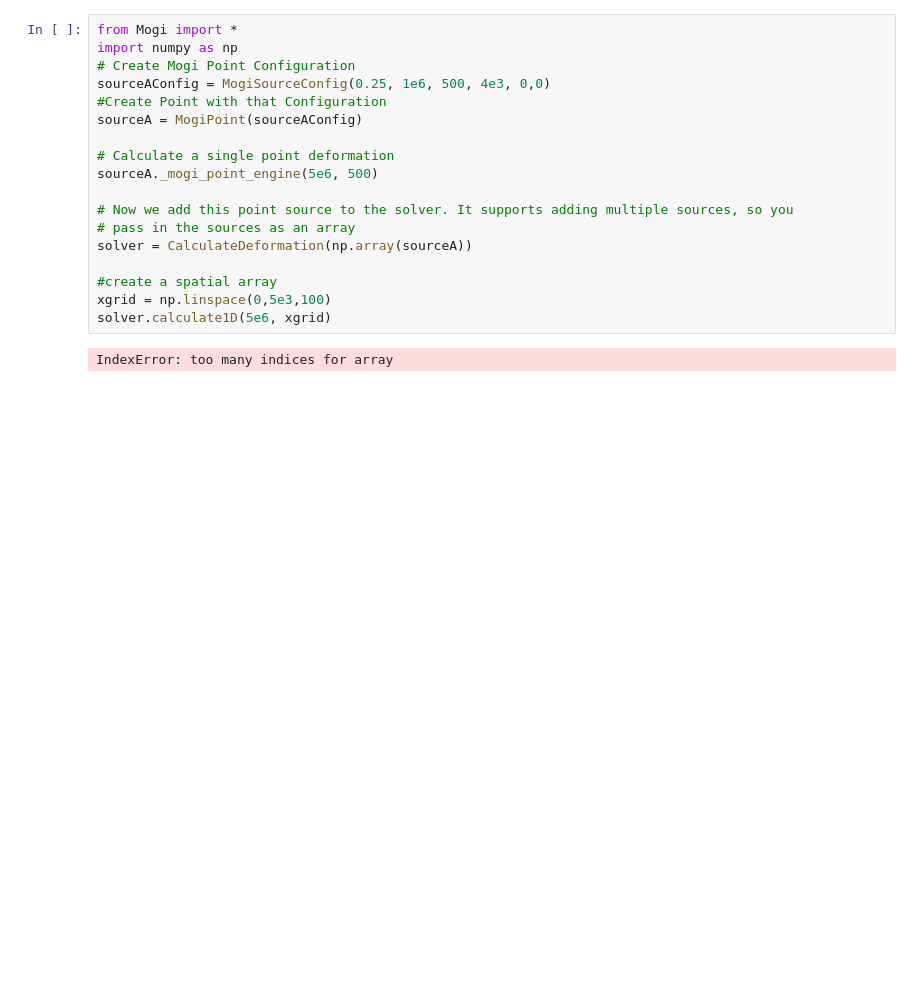
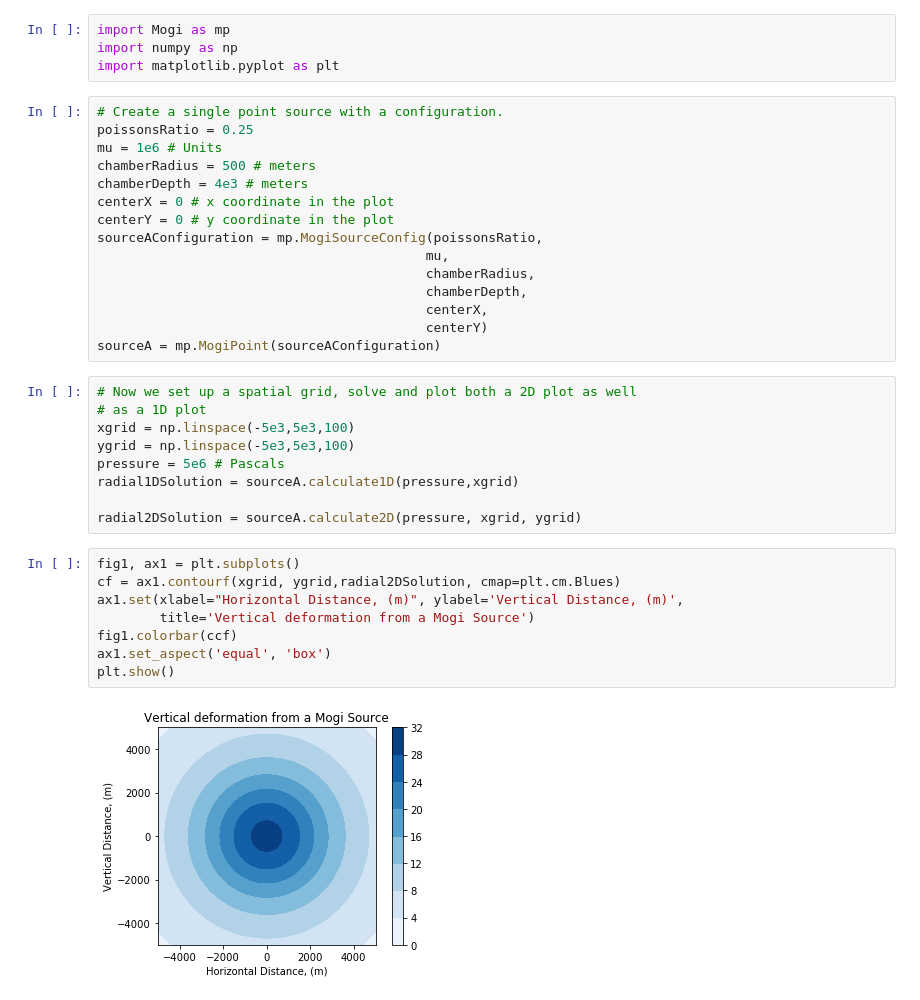
Before and after one commit to AustinDev16/PyMogi, a Jupyter notebook: Demo.ipynb, the cells around one changed output. Saved outputs shown, nothing was run; the diff lists cells and outputs as text; blank space fills up the shorter version.

```diff
--- a/Demo.ipynb
+++ b/Demo.ipynb
@@ -13,20 +13,38 @@ Here we demonstrate how to use PyMogi to calculate and plot deformation profiles
-# %%
-from Mogi import *
-import numpy as np
-# Create Mogi Point Configuration
-sourceAConfig = MogiSourceConfig(0.25, 1e6, 500, 4e3, 0,0)
-#Create Point with that Configuration
-sourceA = MogiPoint(sourceAConfig)
-
-# Calculate a single point deformation
-sourceA._mogi_point_engine(5e6, 500)
-
-# Now we add this point source to the solver. It supports adding multiple sources, so you
-# pass in the sources as an array
-solver = CalculateDeformation(np.array(sourceA))
-
-#create a spatial array
-xgrid = np.linspace(0,5e3,100)
-solver.calculate1D(5e6, xgrid)
-# %% [output]
-IndexError: too many indices for array
+# %%
+import Mogi as mp
+import numpy as np
+import matplotlib.pyplot as plt
+# %%
+# Create a single point source with a configuration.
+poissonsRatio = 0.25
+mu = 1e6 # Units
+chamberRadius = 500 # meters
+chamberDepth = 4e3 # meters
+centerX = 0 # x coordinate in the plot
+centerY = 0 # y coordinate in the plot
+sourceAConfiguration = mp.MogiSourceConfig(poissonsRatio,
+                                          mu,
+                                          chamberRadius,
+                                          chamberDepth,
+                                          centerX,
+                                          centerY)
+sourceA = mp.MogiPoint(sourceAConfiguration)
+# %%
+# Now we set up a spatial grid, solve and plot both a 2D plot as well
+# as a 1D plot
+xgrid = np.linspace(-5e3,5e3,100)
+ygrid = np.linspace(-5e3,5e3,100)
+pressure = 5e6 # Pascals
+radial1DSolution = sourceA.calculate1D(pressure,xgrid)
+
+radial2DSolution = sourceA.calculate2D(pressure, xgrid, ygrid)
+# %%
+fig1, ax1 = plt.subplots()
+cf = ax1.contourf(xgrid, ygrid,radial2DSolution, cmap=plt.cm.Blues)
+ax1.set(xlabel="Horizontal Distance, (m)", ylabel='Vertical Distance, (m)',
+        title='Vertical deformation from a Mogi Source')
+fig1.colorbar(ccf)
+ax1.set_aspect('equal', 'box')
+plt.show()
+# %% [output]
+[figure, added]
```
Also changed, not shown: parts of 3 cells of this notebook, 1 other file.
